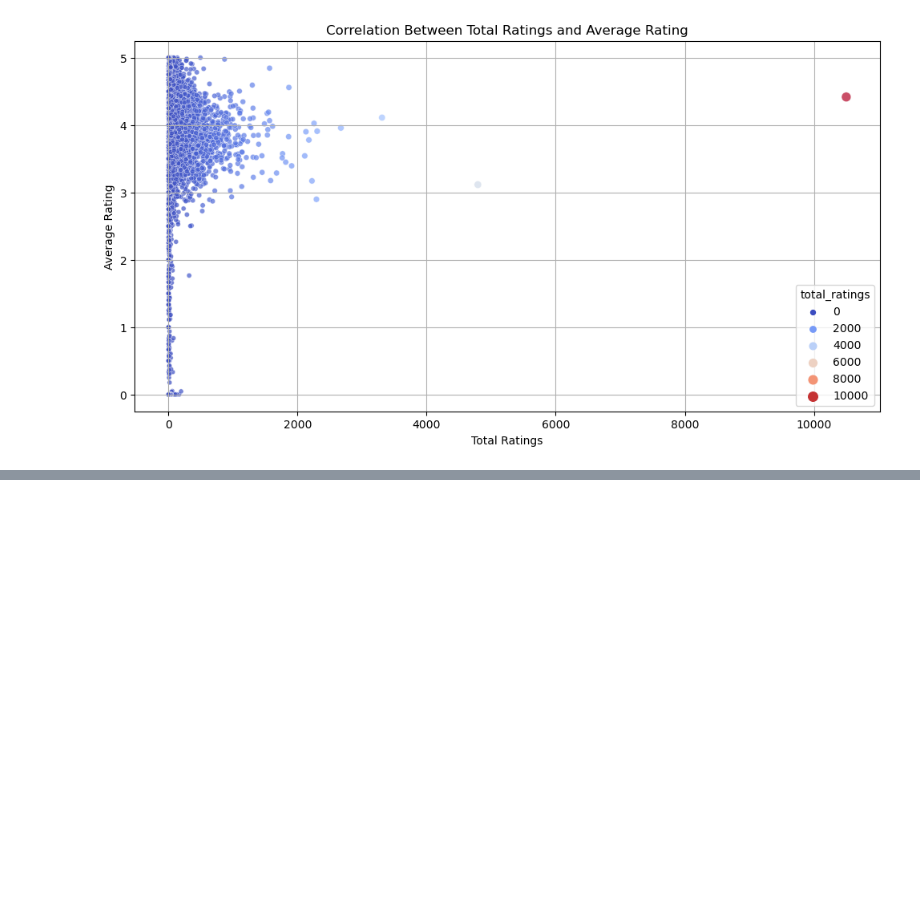
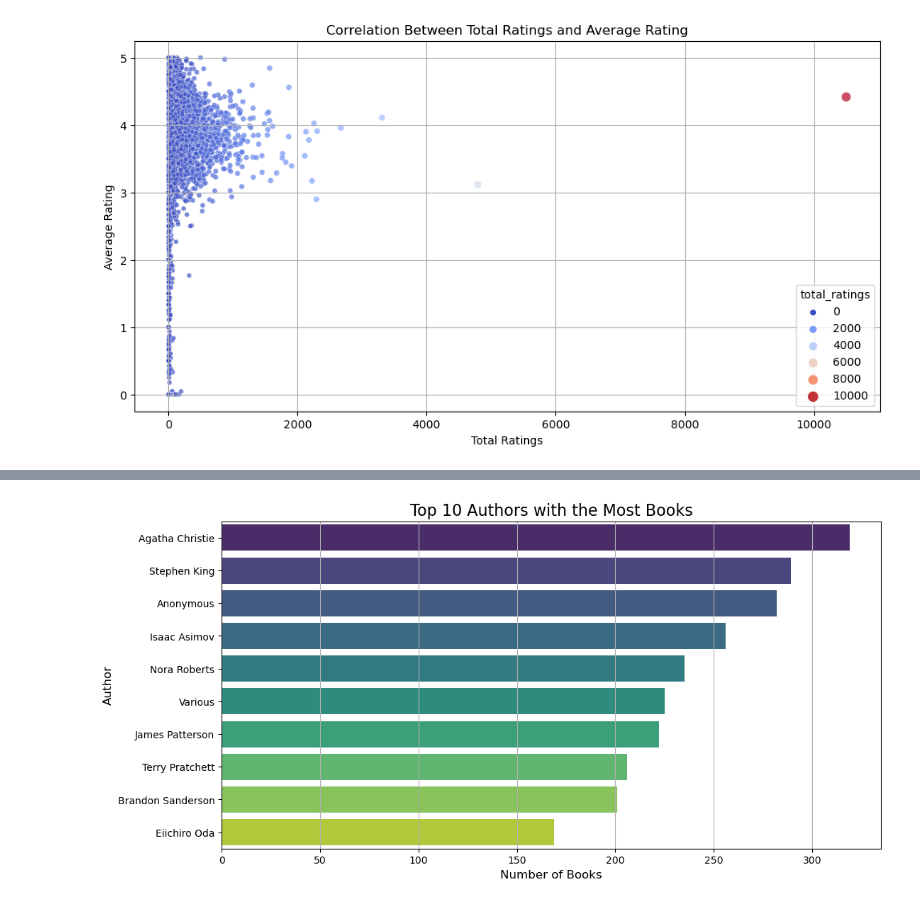
Before and after one commit to hwangisgone/book-rec-2, a Jupyter notebook: data-pipeline/eda_merge.ipynb, the cells around one changed output, grey strips where cells are left out. Cells and saved outputs as stored; diff of their text form; code cells hidden in the pictures; blank space fills up the shorter version.

```diff
--- a/data-pipeline/eda_merge.ipynb
+++ b/data-pipeline/eda_merge.ipynb
@@ -146,0 +216,15 @@ plt.show()
+# %%
+# top authors with the most books
+books_per_author = books_df.groupby("author")["id"].count().reset_index()
+books_per_author.columns = ["author", "book_count"]
+books_per_author = books_per_author.sort_values(by="book_count", ascending=False).head(10)
+
+plt.figure(figsize=(12, 6))
+sns.barplot(data=books_per_author, x="book_count", y="author", palette="viridis")
+plt.title("Top 10 Authors with the Most Books", fontsize=16)
+plt.xlabel("Number of Books", fontsize=12)
+plt.ylabel("Author", fontsize=12)
+plt.grid(axis='x')
+plt.show()
+# %% [output]
+[figure, added]
```
Also changed, not shown: parts of 10 cells of this notebook, 1 other file.
